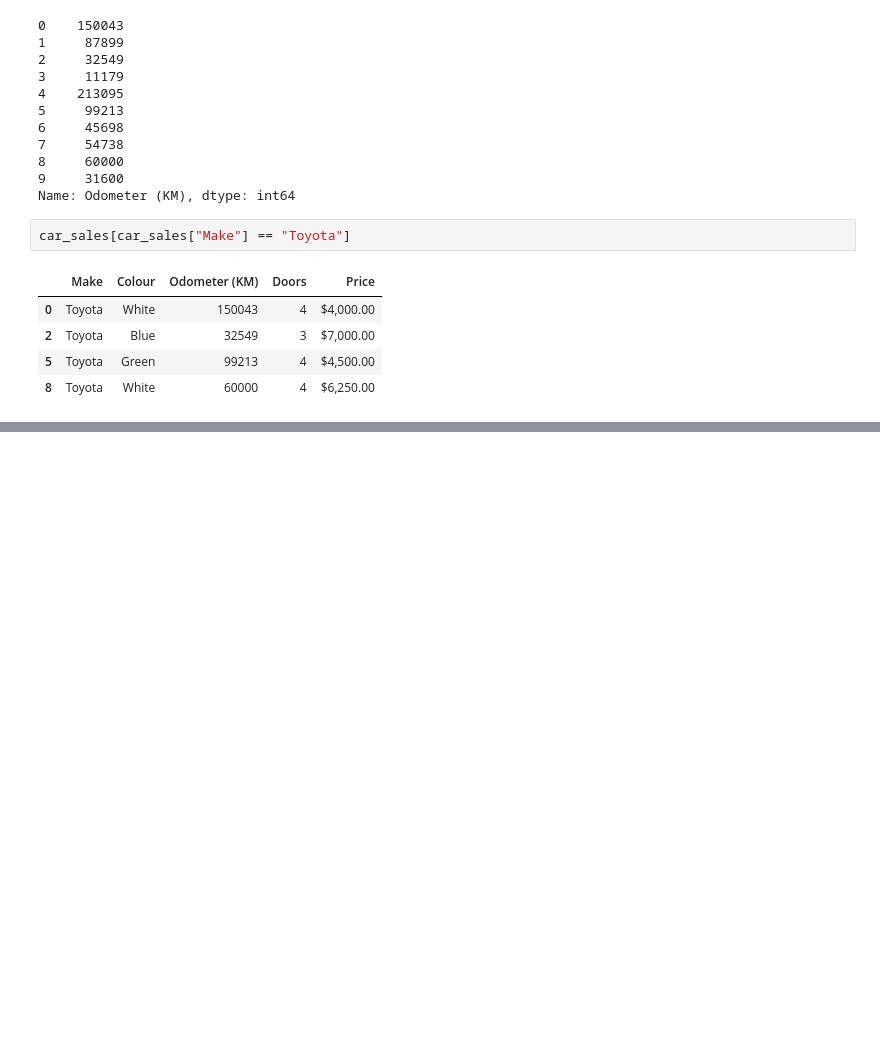
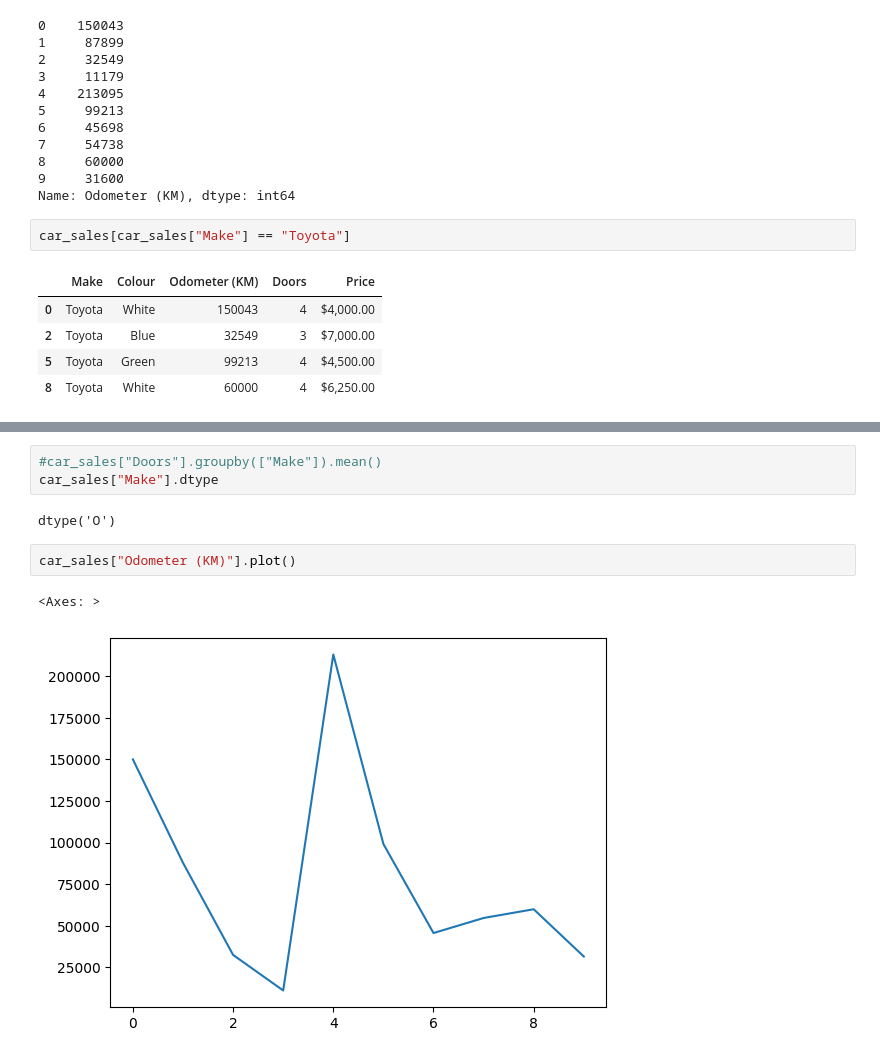
Before and after one commit to necatiiemre/MachineLearningDataScience, a Jupyter notebook: IntroductionPandas/introduction-to-pandas.ipynb, the cells around one changed output, grey strips where cells are left out. Drawn from its saved outputs; the diff is of its cells as text; blank space fills up the shorter version.

```diff
--- a/IntroductionPandas/introduction-to-pandas.ipynb
+++ b/IntroductionPandas/introduction-to-pandas.ipynb
@@ -210,0 +227,10 @@ car_sales[car_sales["Make"] == "Toyota"]
+# %%
+#car_sales["Doors"].groupby(["Make"]).mean()
+car_sales["Make"].dtype
+# %% [output]
+dtype('O')
+# %%
+car_sales["Odometer (KM)"].plot()
+# %% [output]
+<Axes: >
+[figure, added]
```
Also changed, not shown: parts of 4 cells of this notebook.
